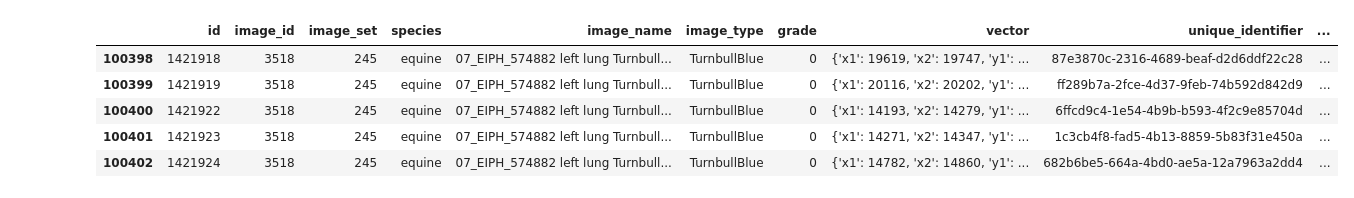
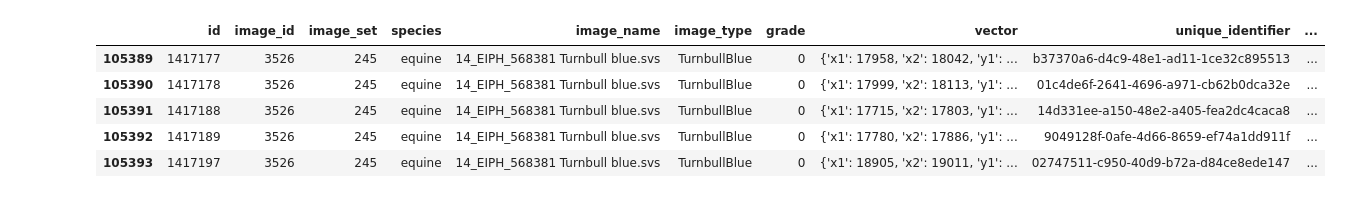
Before and after one commit to ChristianMarzahl/EIPH_WSI, a Jupyter notebook: SDATA/Inference/Equine/EquineVsEquineAblation.ipynb, the cells around one changed output. Drawn from its saved outputs; the diff is of its cells as text; code cells hidden in the pictures.

```diff
--- a/SDATA/Inference/Equine/EquineVsEquineAblation.ipynb
+++ b/SDATA/Inference/Equine/EquineVsEquineAblation.ipynb
@@ -21,27 +21,27 @@ from object_detection_fastai.loss.RetinaNetFocalLoss import RetinaNetFocalLoss
 from object_detection_fastai.models.RetinaNet import RetinaNet
 from object_detection_fastai.callbacks.callbacks import BBLossMetrics, BBMetrics, PascalVOCMetric, PascalVOCMetricByDistance
 # %%
-slides_train = list(set([ "14_EIPH_568381 Turnbull blue.svs",
+slides_train = list([ "14_EIPH_568381 Turnbull blue.svs",
                            "26_EIPH_566482 L Berliner Blau.svs",
                               "01_EIPH_563479 Berliner Blau.svs",
                               "02_EIPH_574162 berliner blau.svs",
                                "28_EIPH_569948 L Turnbull blue.svs",
-                        ]))
+                        ])
 
 slides_val = list(set(["11_EIPH_575697 Berliner Blau.svs",
                             "20_EIPH_576150 berliner blau.svs",
                             "22_EIPH_575216 Turnbull blue.svs"]))
 # %%
-annotations_path = Path("../Statistics/EIPH_Annotations.pkl")
+annotations_path = Path("../../Statistics/EIPH_Annotations.pkl")
 annotations = pd.read_pickle(annotations_path)
-annotations_train = annotations[annotations["image_name"].isin(srep_slides_train)]
-annotations_val = annotations[annotations["image_name"].isin(srep_slides_val)]
+annotations_train = annotations[annotations["image_name"].isin(slides_train)]
+annotations_val = annotations[annotations["image_name"].isin(slides_val)]
 annotations_train.head()
 # %% [output]
 |  | id | image_id | image_set | species | image_name | image_type | grade | vector | unique_identifier | ... |
-| 100398 | 1421918 | 3518 | 245 | equine | 07_EIPH_574882 left lung Turnbull... | TurnbullBlue | 0 | {'x1': 19619, 'x2': 19747, 'y1': ... | 87e3870c-2316-4689-beaf-d2d6ddf22c28 | ... |
-| 100399 | 1421919 | 3518 | 245 | equine | 07_EIPH_574882 left lung Turnbull... | TurnbullBlue | 0 | {'x1': 20116, 'x2': 20202, 'y1': ... | ff289b7a-2fce-4d37-9feb-74b592d842d9 | ... |
-| 100400 | 1421922 | 3518 | 245 | equine | 07_EIPH_574882 left lung Turnbull... | TurnbullBlue | 0 | {'x1': 14193, 'x2': 14279, 'y1': ... | 6ffcd9c4-1e54-4b9b-b593-4f2c9e85704d | ... |
-| 100401 | 1421923 | 3518 | 245 | equine | 07_EIPH_574882 left lung Turnbull... | TurnbullBlue | 0 | {'x1': 14271, 'x2': 14347, 'y1': ... | 1c3cb4f8-fad5-4b13-8859-5b83f31e450a | ... |
-| 100402 | 1421924 | 3518 | 245 | equine | 07_EIPH_574882 left lung Turnbull... | TurnbullBlue | 0 | {'x1': 14782, 'x2': 14860, 'y1': ... | 682b6be5-664a-4bd0-ae5a-12a7963a2dd4 | ... |
+| 105389 | 1417177 | 3526 | 245 | equine | 14_EIPH_568381 Turnbull blue.svs | TurnbullBlue | 0 | {'x1': 17958, 'x2': 18042, 'y1': ... | b37370a6-d4c9-48e1-ad11-1ce32c895513 | ... |
+| 105390 | 1417178 | 3526 | 245 | equine | 14_EIPH_568381 Turnbull blue.svs | TurnbullBlue | 0 | {'x1': 17999, 'x2': 18113, 'y1': ... | 01c4de6f-2641-4696-a971-cb62b0dca32e | ... |
+| 105391 | 1417188 | 3526 | 245 | equine | 14_EIPH_568381 Turnbull blue.svs | TurnbullBlue | 0 | {'x1': 17715, 'x2': 17803, 'y1': ... | 14d331ee-a150-48e2-a405-fea2dc4caca8 | ... |
+| 105392 | 1417189 | 3526 | 245 | equine | 14_EIPH_568381 Turnbull blue.svs | TurnbullBlue | 0 | {'x1': 17780, 'x2': 17886, 'y1': ... | 9049128f-0afe-4d66-8659-ef74a1dd911f | ... |
+| 105393 | 1417197 | 3526 | 245 | equine | 14_EIPH_568381 Turnbull blue.svs | TurnbullBlue | 0 | {'x1': 18905, 'x2': 19011, 'y1': ... | 02747511-c950-40d9-b72a-d84ce8ede147 | ... |
 # %%
```
Also changed, not shown: parts of 5 cells of this notebook, 32 other files.
